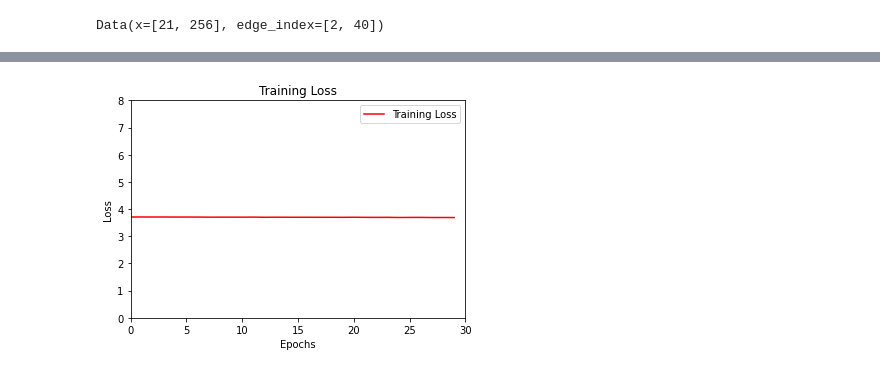
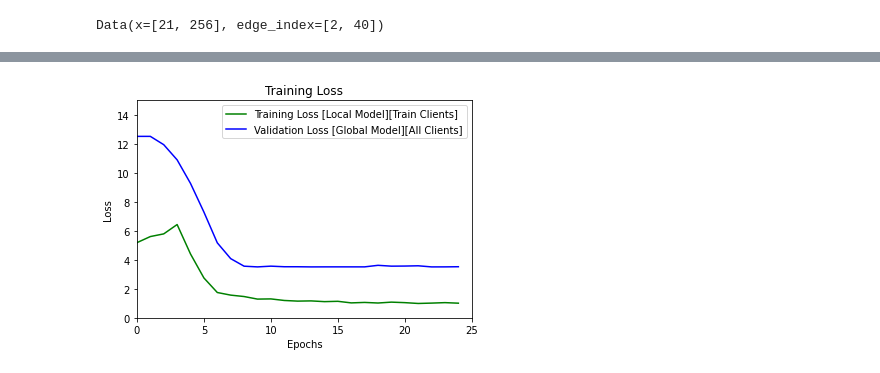
Before and after one commit to beingbat/fedgnn-implementation, a Jupyter notebook: fedgnn.ipynb, the cells around one changed output, grey strips where cells are left out. Saved outputs shown, nothing was run; the diff lists cells and outputs as text; code cells hidden in the pictures.

```diff
--- a/fedgnn.ipynb
+++ b/fedgnn.ipynb
@@ -49,18 +72,22 @@ class GAT(torch.nn.Module):
 ## Federated Pipeline
 # %%
 class FederatedNetwork:
-    def __init__(self, device, state_dict):
+
+    def __init__(self, initial_weights, device):
         self.model = None
         self.optimizer = None
         self.criterion = None
-        self.initialize_model(device, state_dict)
+        self.device = device
+#         self.preivous_weights=None
+        self.initialize_model(initial_weights)
 
-    def initialize_model(self, device, state_dict):
-        self.model = GAT().to(device)
-        if state_dict != None:
-            self.model.load_state_dict(state_dict)
+    def initialize_model(self, initial_weights):
+        self.model = GAT().to(self.device)
+        if initial_weights != None:
+            self.model.load_state_dict(initial_weights)
         self.optimizer = torch.optim.Adam(self.model.parameters(), lr=LR, weight_decay=5e-4)
-#         self.optimizer = torch.optim.SGD(self.model.parameters(), lr=LR, momentum=0)
-        self.criterion = nn.MSELoss()  #Square it later
+#         self.optimizer = torch.optim.SGD(self.model.parameters(), lr=LR, momentum=0.9)
+
+        self.criterion = nn.MSELoss()  #Square Root taken later in training to make RMSE
 # %%
 class Client(FederatedNetwork):
@@ -237,8 +342,8 @@ class Driver:
 # %%
 device = torch.device('cuda' if torch.cuda.is_available() else 'cpu')
 global_model = GAT().to(device)
-driver_obj = Driver(device, global_model.state_dict())
-print(driver_obj.clients[0].graph_data)
+initializer = Initializer(device=device, initial_weights=global_model.state_dict())
+print(initializer.clients[0].train_graph)
 # %% [output]
 Data(x=[21, 256], edge_index=[2, 40])
 # %%
@@ -326,15 +439,16 @@ Loss:  3.68896219878973
 # %%
 #PRINT LOSS GRAPH
 import matplotlib.pyplot as plt
 epochs = range(ROUNDS)
-plt.plot(epochs, lost, 'r', label='Training Loss')
+plt.plot(epochs, train_lost, 'g', label='Training Loss [Local Model][Train Clients]')
+plt.plot(epochs, lost, 'b', label='Validation Loss [Global Model][All Clients]')
 plt.title('Training Loss')
 plt.xlabel('Epochs')
 plt.ylabel('Loss')
 plt.xlim([0, ROUNDS])
-plt.ylim([0, 8])
+plt.ylim([0, 15])
 plt.legend()
 plt.show()
 # %% [output]
-[figure, old version]
+[figure, new version]
 # %% [markdown]
```
Also changed, not shown: parts of 9 cells of this notebook, 2 other files.
